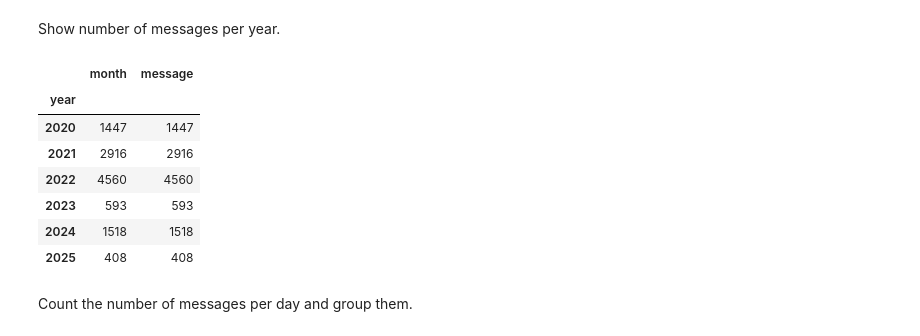
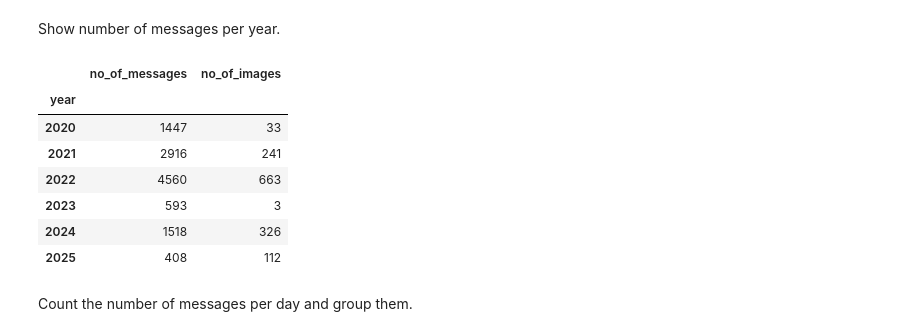
Before and after one commit to StolkHU/DAV_HU_AS, a Jupyter notebook: notebooks/as-01-comparing-categories.ipynb, the cells around one changed output. Saved outputs shown, nothing was run; the diff lists cells and outputs as text; code cells hidden in the pictures.

```diff
--- a/notebooks/as-01-comparing-categories.ipynb
+++ b/notebooks/as-01-comparing-categories.ipynb
@@ -48,9 +76,10 @@ Voeg de D
 # %%
 base_dataframe["day_of_month"] = base_dataframe["timestamp"].dt.day
 base_dataframe["day"] = base_dataframe["timestamp"].dt.day_name()
-base_dataframe["month"] = base_dataframe["timestamp"].dt.month
-base_dataframe["month"] = base_dataframe["timestamp"].dt.month_name()
+base_dataframe["month_number"] = base_dataframe["timestamp"].dt.month
+base_dataframe["month_name"] = base_dataframe["timestamp"].dt.month_name()
 base_dataframe["year"] = base_dataframe["timestamp"].dt.year
+base_dataframe["has_image"] = base_dataframe["message"].str.contains("<Media weggelaten>").astype(int)
 base_dataframe.head()
 # %% [output]
 |  | timestamp | message | author | has_emoji | is_topk | message_length | has_link | timestamp_category | ... |
@@ -61,0 +93,14 @@ base_dataframe.head()
+# %%
+base_dataframe["message_length"] = base_dataframe["message"].str.len()
+
+p1 = (
+    base_dataframe[["function", "message_length"]]
+    .groupby("function")
+    .mean()
+    .sort_values("message_length", ascending=False)
+)
+
+sns.barplot(x=p1.index, y=p1["message_length"], palette = ["darkolivegreen", "lightgrey"]  )
+plt.xlabel("Function within team")
+plt.ylabel("Average Message length")
+plt.title("Staff members sending longer messages")
@@ -63,21 +114,24 @@ base_dataframe.head()
 Show number of messages per year.
 # %%
 no_of_messages = (
-    base_dataframe[["year", "month", "message"]]
+    base_dataframe[["year", "month_name", "message", "has_image"]]
     .groupby("year")
-    .count()
+    .agg(
+        no_of_messages=("message","count"),
+        no_of_images=("has_image", "sum")
+    )
     .sort_values("year", ascending=True)
 )
 no_of_messages
 # %% [output]
-|  | month | message |
+|  | no_of_messages | no_of_images |
 | year |  |  |
-| 2020 | 1447 | 1447 |
-| 2021 | 2916 | 2916 |
-| 2022 | 4560 | 4560 |
-| 2023 | 593 | 593 |
-| 2024 | 1518 | 1518 |
-| 2025 | 408 | 408 |
+| 2020 | 1447 | 33 |
+| 2021 | 2916 | 241 |
+| 2022 | 4560 | 663 |
+| 2023 | 593 | 3 |
+| 2024 | 1518 | 326 |
+| 2025 | 408 | 112 |
 # %% [markdown]
 Count the number of messages per day and group them.
 # %%
```
Also changed, not shown: parts of 10 cells of this notebook, 3 other files.
